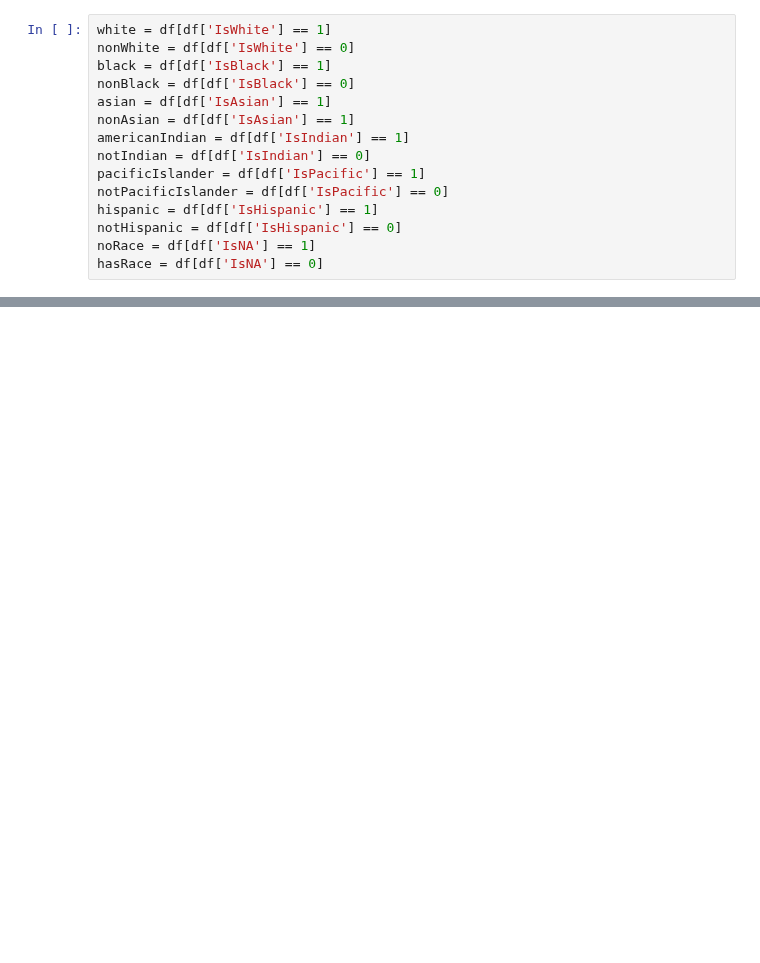
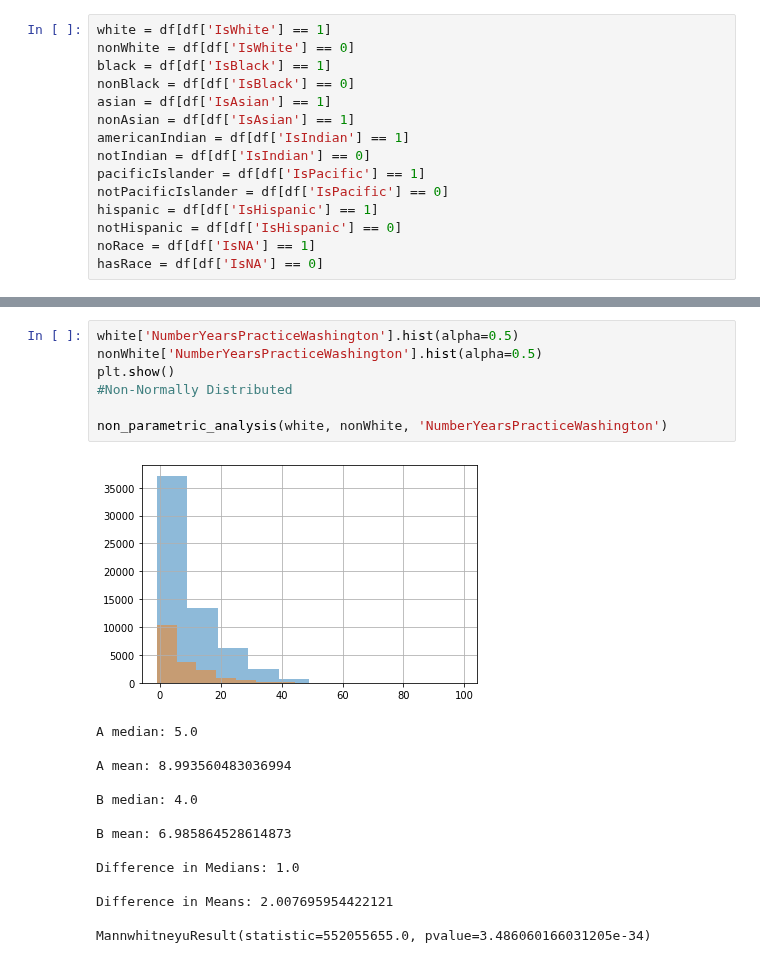
Before and after one commit to luminarian/thinkful-capstone-1, a Jupyter notebook: capstone.ipynb, the cells around one changed output, grey strips where cells are left out. Cells and saved outputs as stored; diff of their text form; blank space fills up the shorter version.

```diff
--- a/capstone.ipynb
+++ b/capstone.ipynb
@@ -118,0 +173,22 @@ Ttest_indResult(statistic=27.27389521528515, pvalue=5.1157802560667e-163)
+# %%
+white['NumberYearsPracticeWashington'].hist(alpha=0.5)
+nonWhite['NumberYearsPracticeWashington'].hist(alpha=0.5)
+plt.show()
+#Non-Normally Distributed
+
+non_parametric_analysis(white, nonWhite, 'NumberYearsPracticeWashington')
+# %% [output]
+[figure, added]
+A median: 5.0
+
+A mean: 8.993560483036994
+
+B median: 4.0
+
+B mean: 6.985864528614873
+
+Difference in Medians: 1.0
+
+Difference in Means: 2.007695954422121
+
+MannwhitneyuResult(statistic=552055655.0, pvalue=3.486060166031205e-34)
```
Also changed, not shown: parts of 14 cells of this notebook.
